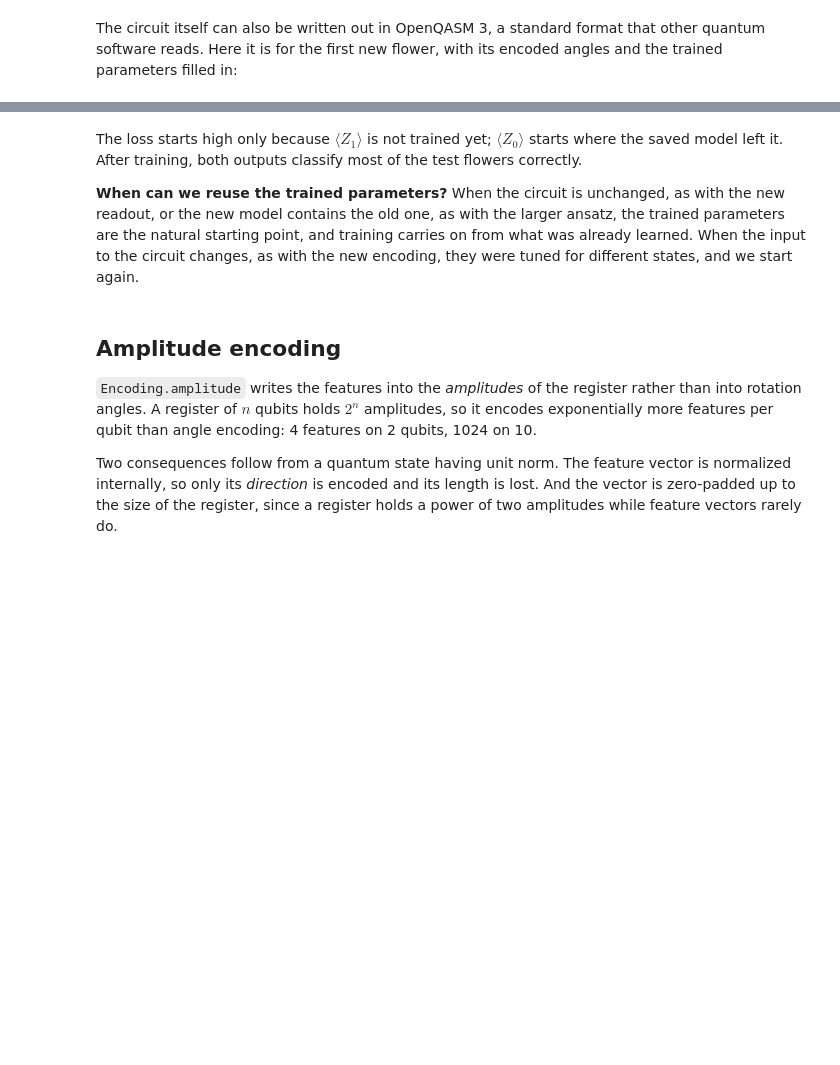
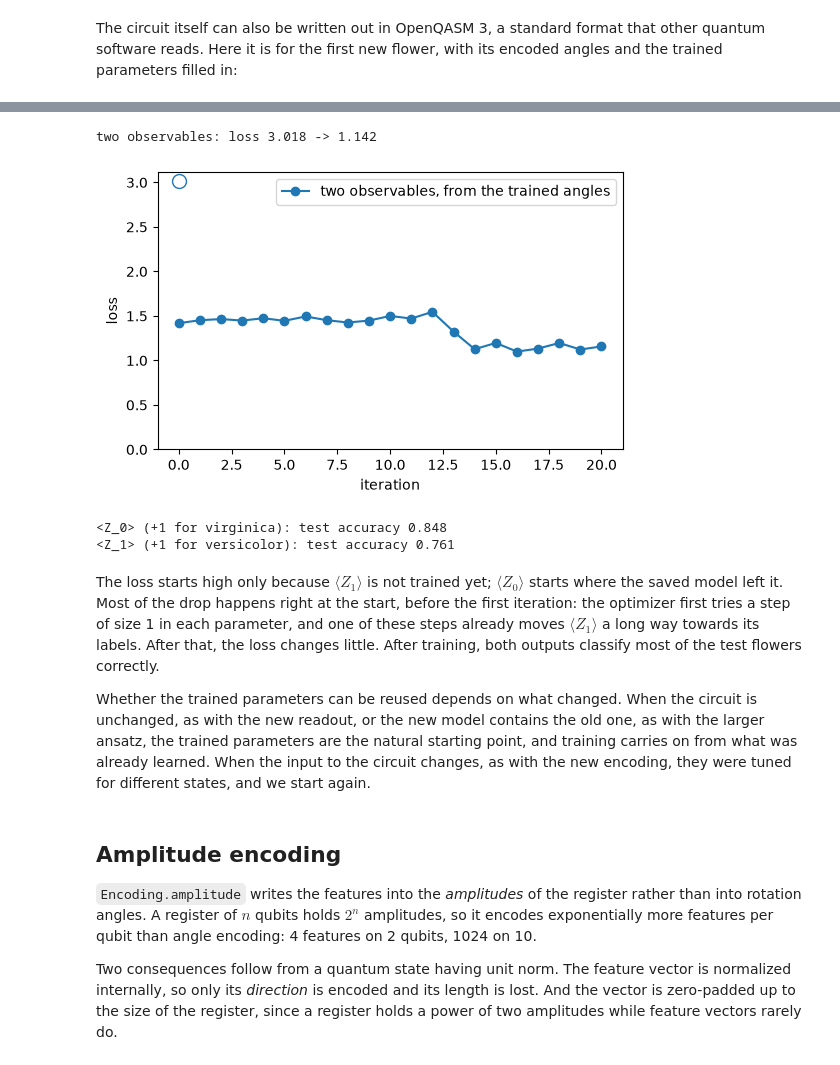
Before and after one commit to seggraja/Qrisp, a Jupyter notebook: documentation/source/general/tutorial/QMLtutorial.ipynb, the cells around one changed output, grey strips where cells are left out. Cells and saved outputs as stored; diff of their text form; code cells hidden in the pictures; blank space fills up the shorter version.

```diff
--- a/documentation/source/general/tutorial/QMLtutorial.ipynb
+++ b/documentation/source/general/tutorial/QMLtutorial.ipynb
@@ -544,25 +653,32 @@ The circuit is unchanged, so the trained parameters fit it exactly, and the firs
 # %%
 # One output per species: (+1, -1) for virginica and (-1, +1) for versicolor.
 y_two = jnp.stack([y_train, -y_train], axis=1)
 model_two = make_model(saved["encoding"], saved["ansatz"], [Z(0), Z(1)])
 
-start, end, w_two = train_from(model_two, X_cm, y_two, saved["parameters"])
+two_history = []
+start, end, w_two = train_from(model_two, X_cm, y_two, saved["parameters"], history=two_history)
 print(f"two observables: loss {float(start):.3f} -> {float(end):.3f}")
+plot_losses([("two observables, from the trained angles", two_history, num_params)])
 
 
 @jaspify(terminal_sampling=True)
 def predict_two():
     return jnp.array([model_two(X_test_cm[i], w_two) for i in range(X_test_cm.shape[0])])
 
 
 outputs = np.asarray(predict_two())
 for column, (observable, species, sign) in enumerate([("Z_0", "virginica", 1), ("Z_1", "versicolor", -1)]):
     accuracy = np.mean(np.sign(outputs[:, column]) == sign * np.asarray(y_test))
     print(f"<{observable}> (+1 for {species}): test accuracy {accuracy:.3f}")
+# %% [output]
+two observables: loss 3.018 -> 1.142
+[figure, added]
+<Z_0> (+1 for virginica): test accuracy 0.848
+<Z_1> (+1 for versicolor): test accuracy 0.761
 # %% [markdown]
-The loss starts high only because $\langle Z_1 \rangle$ is not trained yet; $\langle Z_0 \rangle$ starts where the saved model left it. After training, both outputs classify most of the test flowers correctly.
+The loss starts high only because $\langle Z_1 \rangle$ is not trained yet; $\langle Z_0 \rangle$ starts where the saved model left it. Most of the drop happens right at the start, before the first iteration: the optimizer first tries a step of size 1 in each parameter, and one of these steps already moves $\langle Z_1 \rangle$ a long way towards its labels. After that, the loss changes little. After training, both outputs classify most of the test flowers correctly.
 
-**When can we reuse the trained parameters?** When the circuit is unchanged, as with the new readout, or the new model contains the old one, as with the larger ansatz, the trained parameters are the natural starting point, and training carries on from what was already learned. When the input to the circuit changes, as with the new encoding, they were tuned for different states, and we start again.
+Whether the trained parameters can be reused depends on what changed. When the circuit is unchanged, as with the new readout, or the new model contains the old one, as with the larger ansatz, the trained parameters are the natural starting point, and training carries on from what was already learned. When the input to the circuit changes, as with the new encoding, they were tuned for different states, and we start again.
 # %% [markdown]
 ## Amplitude encoding
 
```
Also changed, not shown: parts of 30 cells of this notebook, 4 other files.
